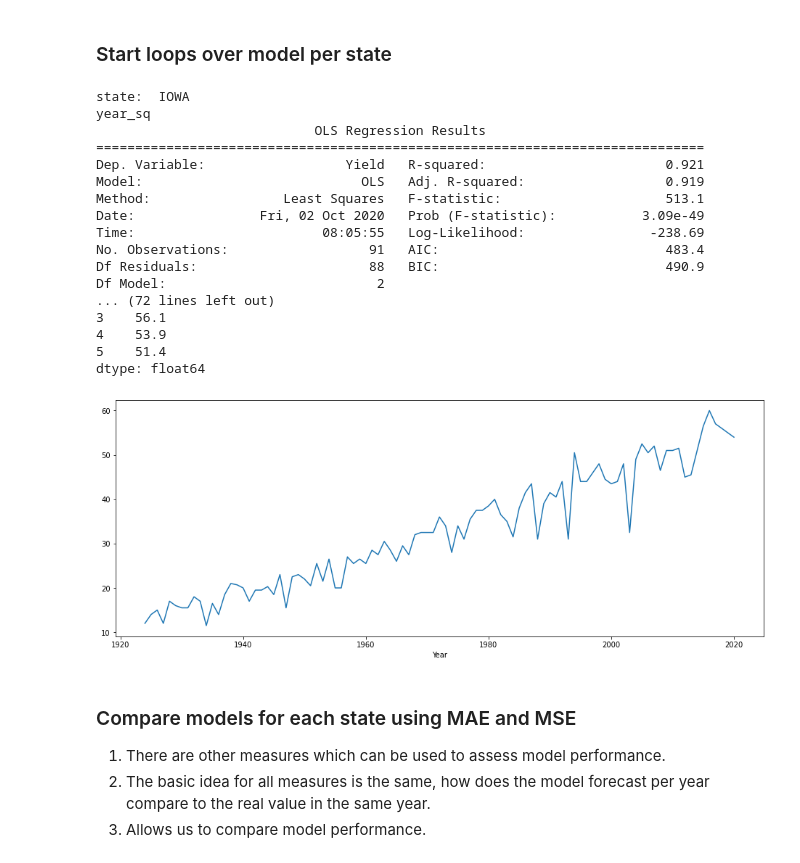
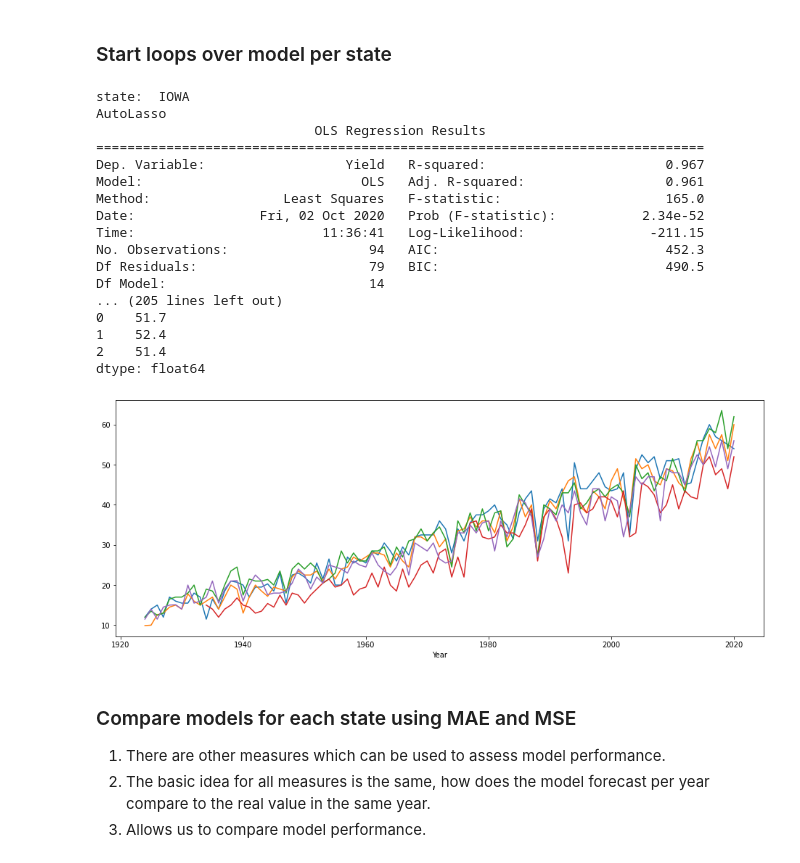
Before and after one commit to powell001/Presentation_Regression, a Jupyter notebook: 0_Loop1.ipynb, the cells around one changed output. Saved outputs shown, nothing was run; the diff lists cells and outputs as text; code cells hidden in the pictures.

Commit message:
changed helper function and reduced mean alpha to last five years

```diff
--- a/0_Loop1.ipynb
+++ b/0_Loop1.ipynb
@@ -112,7 +112,7 @@
 #Standard packages
 import ipynb
 from ipynb.fs.full.joinFeatures import mergedData
-from ipynb.fs.full.helper_Functions import descriptions1, mse1, mae1, myLasso
+from ipynb.fs.full.helper_Functions import descriptions1, mse1, mae1, myLasso, bokehFig
 import os
 import matplotlib.pyplot as plt
 import warnings
@@ -137,3 +137,20 @@ from sklearn.datasets import load_iris
 from sklearn.feature_selection import SelectKBest
 from sklearn.feature_selection import chi2
 from sklearn.preprocessing import PolynomialFeatures
+
+#Bokeh, interactive figures
+from bokeh.io import curdoc
+from bokeh.layouts import column, row
+from bokeh.models import ColumnDataSource, DataRange1d, Select
+from bokeh.palettes import Blues4
+from bokeh.plotting import figure, show, output_file, output_notebook
+from bokeh.palettes import Spectral11, colorblind, Inferno, BuGn, brewer
+from bokeh.models import HoverTool, value, LabelSet, Legend, ColumnDataSource,LinearColorMapper,BasicTicker, PrintfTickFormatter, ColorBar
+from bokeh.plotting import figure
+from bokeh.resources import CDN
+from bokeh.embed import file_html
+#print(os.listdir("./"))
+output_notebook()
+plt.rc("figure", figsize=(25,12))
+plt.rc("font", size=10)
+TOOLS = 'save,pan,box_zoom,reset,wheel_zoom,hover'
@@ -203,13 +213,13 @@ allData1.loc[allData1.Year > 2013, 'YearDummy2013'] = 1
 # %% [markdown]
 ### Which states and years to train and test
 # %%
-testYear  = 2015 #build model on years before this year, this is the training set
+testYear  = 2018 #build model on years before this year, this is the training set
 startYear = 1800 #grab all years
 finalYear = 2021
 
 #statesofInterest = ['IOWA', 'INDIANA', 'ILLINOIS', 'KANSAS', 'MINNESOTA', 'MISSOURI', 'NEBRASKA', 'NORTH DAKOTA', 'SOUTH DAKOTA', 'OHIO']
-#statesofInterest = ['IOWA', 'INDIANA', 'ILLINOIS', 'MINNESOTA', 'OHIO']
-statesofInterest = ['IOWA']
+statesofInterest = ['IOWA', 'INDIANA', 'ILLINOIS', 'MINNESOTA', 'OHIO']
+#statesofInterest = ['IOWA']
 # %% [markdown]
 ### Start loops over model per state
 # %%
@@ -250,7 +260,7 @@ for index1, state1 in enumerate(statesofInterest):
 
     myGuesses.append(pd.DataFrame({"year__sq" : predictions}))
 
-    if verbose1 == True:
+    if verbose1 == False:
         descriptions1("year_sq", model, predictions)
 
     ########## Max Temps ##########
@@ -345,47 +355,47 @@ for index1, state1 in enumerate(statesofInterest):
       "IOWA":      1e-7,
       "INDIANA":   1e-7,
       "ILLINOIS":  1e-7,
       "MINNESOTA": 1e-7,
       "OHIO":      1e-7
     }
 
     model, predictions = myLasso(trainData, testData, matrices[state1], alphas1[state1], myMinValues[state1])
 
     df1 = pd.DataFrame({"autolasso" : predictions})
     df1["Year"] = list(range(testYear, 2021))
     df1.set_index("Year", drop = True, inplace=True)
 
     myGuesses.append(df1)
 
     if verbose1 == True:
         descriptions1("AutoLasso", model, predictions)
 
 
     ####Print yield
     stData["Yield"].plot(figsize=(16,6))
 
 
     #####Combine
     stateResults.append(pd.concat(myGuesses, axis=1))
 # %% [output]
 state:  IOWA
-year_sq
+AutoLasso
                             OLS Regression Results
 ==============================================================================
-Dep. Variable:                  Yield   R-squared:                       0.921
-Model:                            OLS   Adj. R-squared:                  0.919
-Method:                 Least Squares   F-statistic:                     513.1
-Date:                Fri, 02 Oct 2020   Prob (F-statistic):           3.09e-49
-Time:                        08:05:55   Log-Likelihood:                -238.69
-No. Observations:                  91   AIC:                             483.4
-Df Residuals:                      88   BIC:                             490.9
-Df Model:                           2
-... (72 lines left out)
-3    56.1
-4    53.9
-5    51.4
+Dep. Variable:                  Yield   R-squared:                       0.967
+Model:                            OLS   Adj. R-squared:                  0.961
+Method:                 Least Squares   F-statistic:                     165.0
+Date:                Fri, 02 Oct 2020   Prob (F-statistic):           2.34e-52
+Time:                        11:36:41   Log-Likelihood:                -211.15
+No. Observations:                  94   AIC:                             452.3
+Df Residuals:                      79   BIC:                             490.5
+Df Model:                          14
+... (205 lines left out)
+0    51.7
+1    52.4
+2    51.4
 dtype: float64
-[figure, old version]
+[figure, new version]
 # %% [markdown]
 ### Compare models for each state using MAE and MSE
 1. There are other measures which can be used to assess model performance.
```
Also changed, not shown: parts of 10 cells of this notebook, 13 other files.
